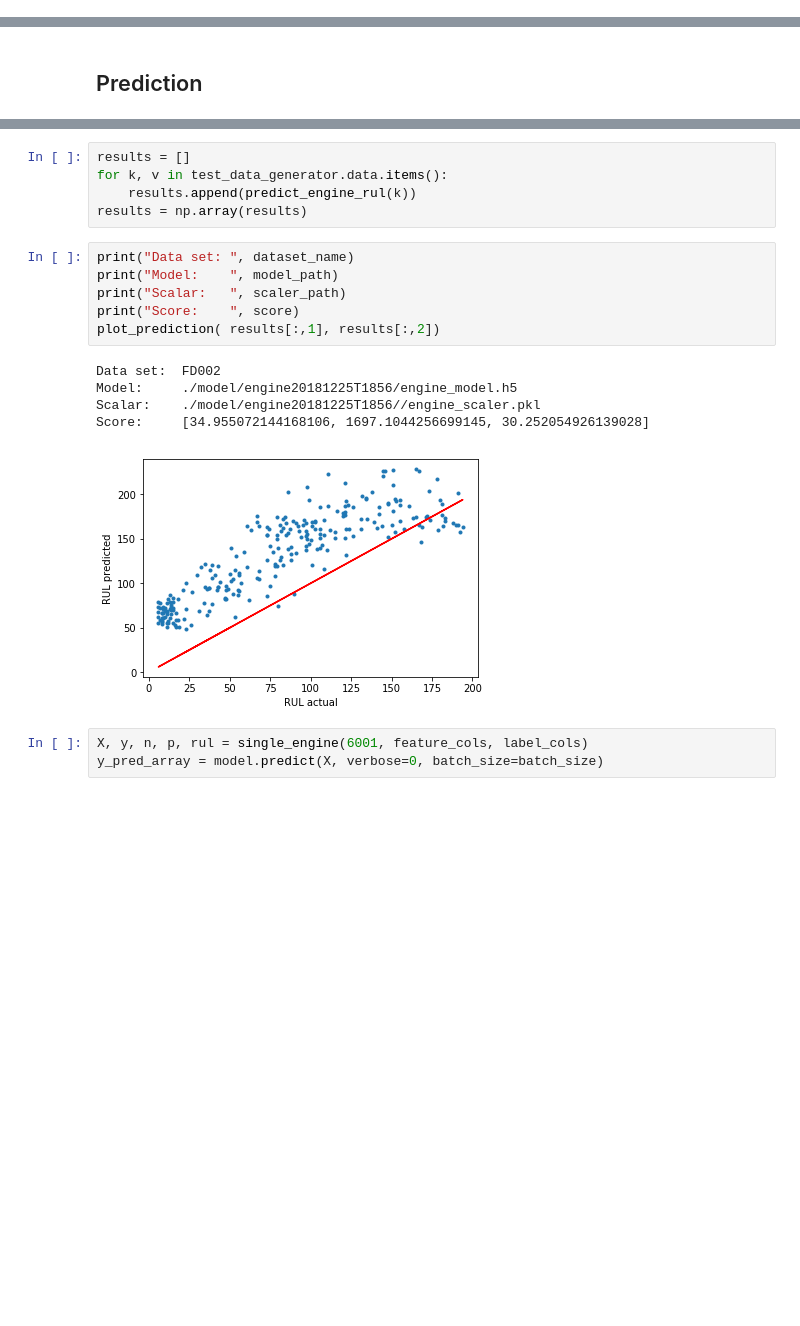
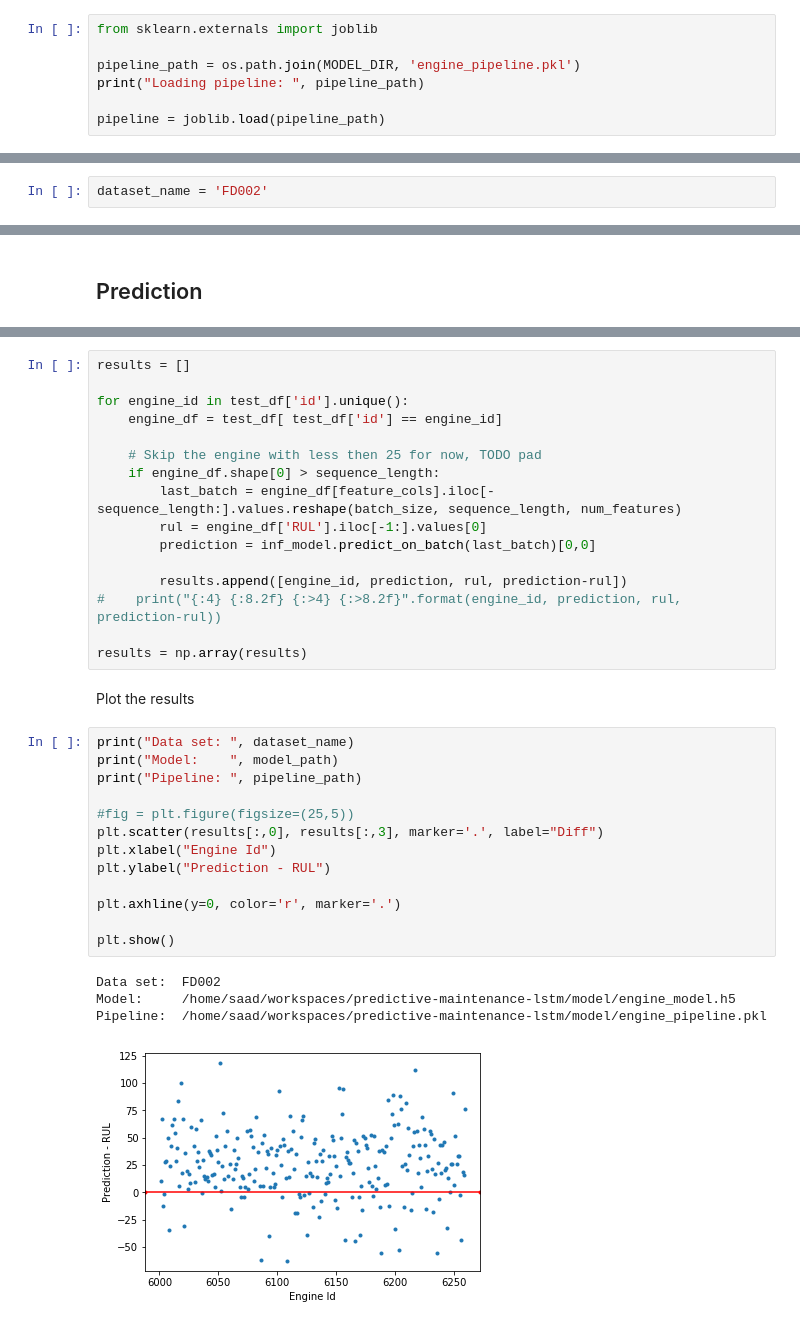
Before and after one commit to sabderra/predictive-maintenance-lstm, a Jupyter notebook: model_prediction.ipynb, the cells around one changed output, grey strips where cells are left out. Drawn from its saved outputs; the diff is of its cells as text; blank space fills up the shorter version.

Commit message:
Prediction notebook

```diff
--- a/model_prediction.ipynb
+++ b/model_prediction.ipynb
@@ -238,0 +124,7 @@ Loading scaler:  ./model/engine20181225T1856//engine_scaler.pkl
+# %%
+from sklearn.externals import joblib
+
+pipeline_path = os.path.join(MODEL_DIR, 'engine_pipeline.pkl')
+print("Loading pipeline: ", pipeline_path)
+
+pipeline = joblib.load(pipeline_path)
@@ -250 +135,3 @@ Prepare test data
+# %%
+dataset_name = 'FD002'
 # %%
@@ -429,20 +165,36 @@ Run prediction on all engines in the dataset. Then we will plot the results to s
-# %%
-results = []
-for k, v in test_data_generator.data.items():
-    results.append(predict_engine_rul(k))
-results = np.array(results)
-# %%
-print("Data set: ", dataset_name)
-print("Model:    ", model_path)
-print("Scalar:   ", scaler_path)
-print("Score:    ", score)
-plot_prediction( results[:,1], results[:,2])
-# %% [output]
-Data set:  FD002
-Model:     ./model/engine20181225T1856/engine_model.h5
-Scalar:    ./model/engine20181225T1856//engine_scaler.pkl
-Score:     [34.955072144168106, 1697.1044256699145, 30.252054926139028]
-[figure, removed]
-# %%
-X, y, n, p, rul = single_engine(6001, feature_cols, label_cols)
-y_pred_array = model.predict(X, verbose=0, batch_size=batch_size)
+# %%
+results = []
+
+for engine_id in test_df['id'].unique():
+    engine_df = test_df[ test_df['id'] == engine_id]
+
+    # Skip the engine with less then 25 for now, TODO pad
+    if engine_df.shape[0] > sequence_length:
+        last_batch = engine_df[feature_cols].iloc[-sequence_length:].values.reshape(batch_size, sequence_length, num_features)
+        rul = engine_df['RUL'].iloc[-1:].values[0]
+        prediction = inf_model.predict_on_batch(last_batch)[0,0]
+
+        results.append([engine_id, prediction, rul, prediction-rul])
+#    print("{:4} {:8.2f} {:>4} {:>8.2f}".format(engine_id, prediction, rul, prediction-rul))
+
+results = np.array(results)
+# %% [markdown]
+Plot the results
+# %%
+print("Data set: ", dataset_name)
+print("Model:    ", model_path)
+print("Pipeline: ", pipeline_path)
+
+#fig = plt.figure(figsize=(25,5))
+plt.scatter(results[:,0], results[:,3], marker='.', label="Diff")
+plt.xlabel("Engine Id")
+plt.ylabel("Prediction - RUL")
+
+plt.axhline(y=0, color='r', marker='.')
+
+plt.show()
+# %% [output]
+Data set:  FD002
+Model:     /home/saad/workspaces/predictive-maintenance-lstm/model/engine_model.h5
+Pipeline:  /home/saad/workspaces/predictive-maintenance-lstm/model/engine_pipeline.pkl
+[figure, added]
```
Also changed, not shown: parts of 40 cells of this notebook, 1 other file.
